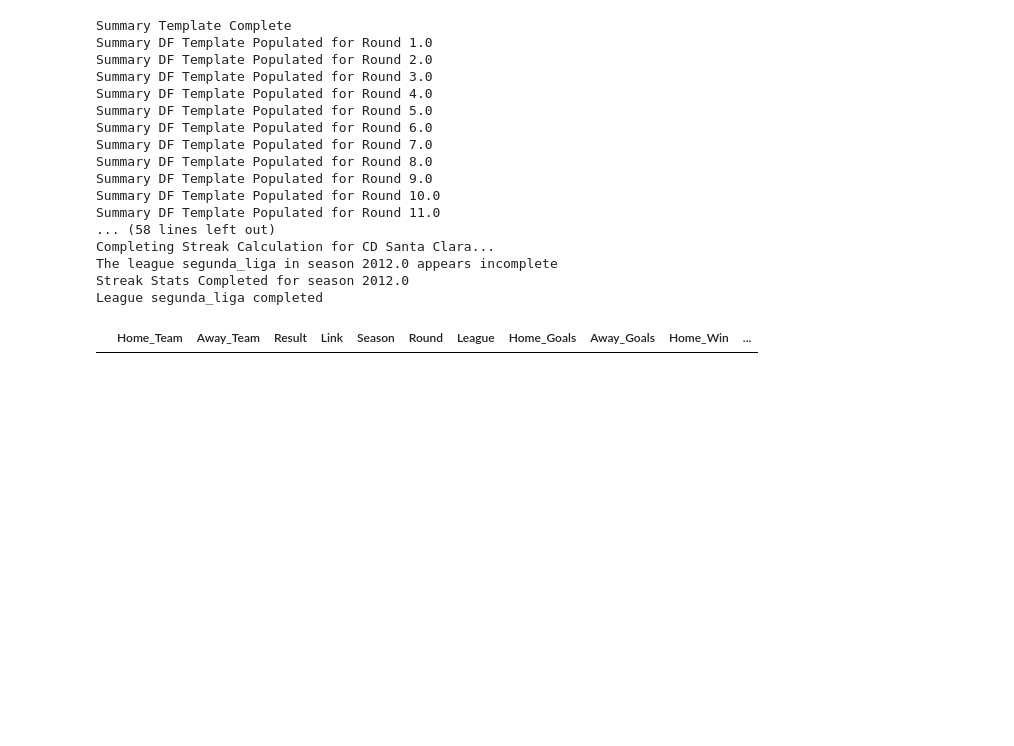
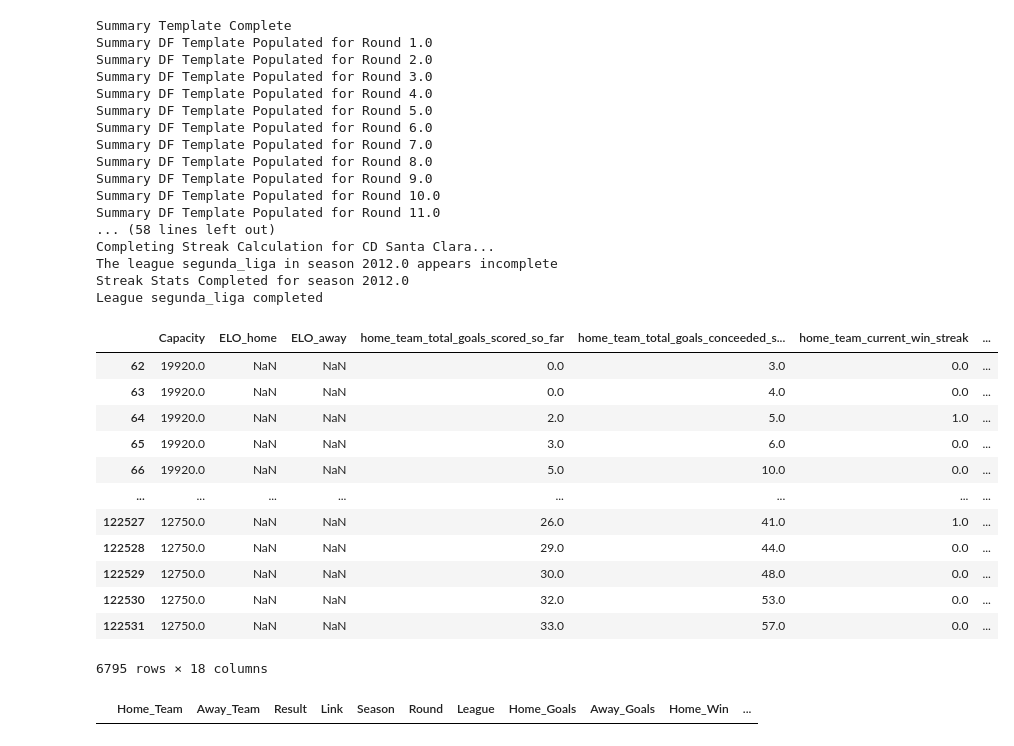
Before and after one commit to tommchale/match-outcome-predictor, a Jupyter notebook: pipeline.ipynb, the cells around one changed output. Cells and saved outputs as stored; diff of their text form; code cells hidden in the pictures; blank space fills up the shorter version.

```diff
--- a/pipeline.ipynb
+++ b/pipeline.ipynb
@@ -584,7 +635,7 @@ combined_results_df = load_and_combine_result_data_from_csv(results_path)
 match_info_df, team_info_df = load_match_and_team_info_from_csv(info_path, team_path)
 combined_results_cleaned_df, match_info_cleaned_df, team_info_cleaned_df = clean_all_dataframes(combined_results_df, match_info_df, team_info_df)
 combined_results_features_df = add_features_to_results_df(combined_results_cleaned_df)
-combined_df = combine_dataframes(combined_results_cleaned_df, match_info_cleaned_df, team_info_cleaned_df)
+combined_df = combine_dataframes(combined_results_features_df, match_info_cleaned_df, team_info_cleaned_df)
 combined_ELO_df = load_clean_merge_ELO_data(combined_df)
 combined_ELO_df = _remove_partial_complete_league(combined_ELO_df)
 # %% [markdown]
@@ -691,3 +746,19 @@ combined_elo_with_features_df.to_csv(path, index=False)
+# %%
+combined_elo_with_features_df[combined_elo_with_features_df["ELO_home"].isnull()]
+# %% [output]
+|  | Capacity | ELO_home | ELO_away | home_team_total_goals_scored_so_far | home_team_total_goals_conceeded_s... | home_team_current_win_streak | ... |
+| 62 | 19920.0 | NaN | NaN | 0.0 | 3.0 | 0.0 | ... |
+| 63 | 19920.0 | NaN | NaN | 0.0 | 4.0 | 0.0 | ... |
+| 64 | 19920.0 | NaN | NaN | 2.0 | 5.0 | 1.0 | ... |
+| 65 | 19920.0 | NaN | NaN | 3.0 | 6.0 | 0.0 | ... |
+| 66 | 19920.0 | NaN | NaN | 5.0 | 10.0 | 0.0 | ... |
+| ... | ... | ... | ... | ... | ... | ... | ... |
+| 122527 | 12750.0 | NaN | NaN | 26.0 | 41.0 | 1.0 | ... |
+| 122528 | 12750.0 | NaN | NaN | 29.0 | 44.0 | 0.0 | ... |
+| 122529 | 12750.0 | NaN | NaN | 30.0 | 48.0 | 0.0 | ... |
+| 122530 | 12750.0 | NaN | NaN | 32.0 | 53.0 | 0.0 | ... |
+| 122531 | 12750.0 | NaN | NaN | 33.0 | 57.0 | 0.0 | ... |
+6795 rows × 18 columns
 # %%
 combined_ELO_df.loc[((combined_ELO_df.League == "eerste_divisie") & (combined_ELO_df.Season == 1997))].sort_values(by=['Round'], ascending=[True])
 # %% [output]
```
Also changed, not shown: parts of 4 cells of this notebook, 2 other files.
